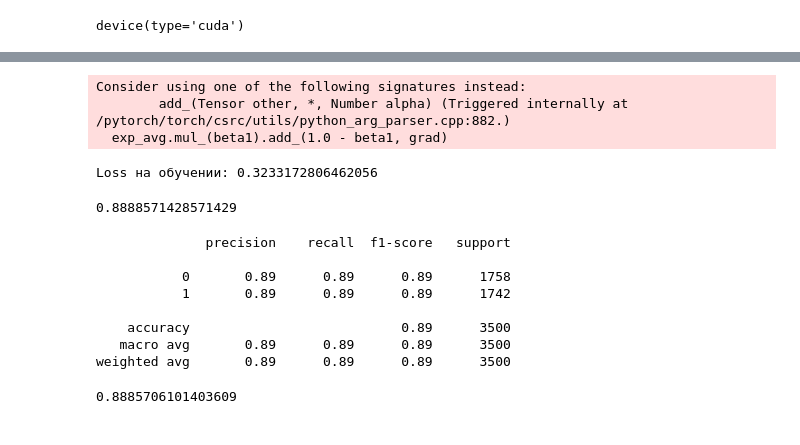
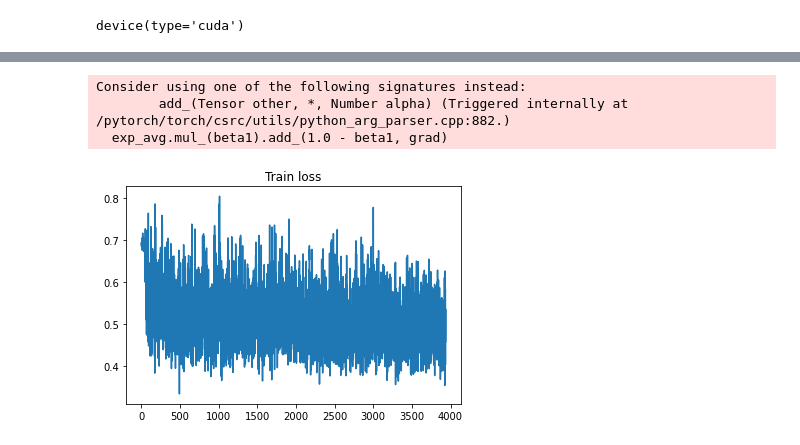
Before and after one commit to tumanov-a/imdb_sentiment_analys, a Jupyter notebook: IMDB_pytorch.ipynb, the cells around one changed output, grey strips where cells are left out. Saved outputs shown, nothing was run; the diff lists cells and outputs as text; code cells hidden in the pictures.

```diff
--- a/IMDB_pytorch.ipynb
+++ b/IMDB_pytorch.ipynb
@@ -124,2 +128,3 @@ model = BertForSequenceClassification.from_pretrained('bert-base-uncased', num_l
 # %%
-optimizer = AdamW(model.parameters(), lr=2e-5)
+optimizer = AdamW(my_model.parameters(), lr=2e-5)
+loss = torch.nn.CrossEntropyLoss()
@@ -145,0 +131,3 @@ BertForSequenceClassification(
+# %%
+my_model.cuda()
+my_model.train()
@@ -146,58 +154,44 @@ BertForSequenceClassification(
 # %%
-model.train()
-train_loss_set = []
-train_loss = 0
+loss_set = []
+my_model.train()
 
-for step, batch in enumerate(train_dataloader):
-  batch = tuple(t.to(device) for t in batch)
-  b_input_ids, b_input_mask, b_labels = batch
-  optimizer.zero_grad()
-  loss = model(b_input_ids, token_type_ids=None, attention_mask=b_input_mask, labels=b_labels)
-  train_loss_set.append(loss[0].item())
-  loss[0].backward()
-  optimizer.step()
-  train_loss += loss[0].item()
-
-print('Loss на обучении:', train_loss / len(train_dataloader))
+for epoch in tqdm(range(2)):
+  for batch in train_dataloader:
+    batch = tuple(t.to(device) for t in batch)
+    b_input_ids, b_input_mask, b_labels = batch
+    optimizer.zero_grad()
+    pred_labels = my_model.forward(b_input_ids, b_input_mask)
+    my_loss = loss(pred_labels, b_labels)
+    loss_set.append(my_loss.item())
+    my_loss.backward()
+    optimizer.step()
 # %% [output]
 Consider using one of the following signatures instead:
         add_(Tensor other, *, Number alpha) (Triggered internally at  /pytorch/torch/csrc/utils/python_arg_parser.cpp:882.)
   exp_avg.mul_(beta1).add_(1.0 - beta1, grad)
-Loss на обучении: 0.3233172806462056
+# %%
+plt.plot(loss_set)
+plt.title('Train loss')
+plt.show()
+# %% [output]
+[figure, added]
 # %%
-model.eval()
-test_preds, test_labels = [], []
+my_model.eval()
 
-for step, batch in enumerate(validation_dataloader):
+test_preds, test_labels, test_probs = [], [], []
+
+for batch in tqdm(validation_dataloader):
   batch = tuple(t.to(device) for t in batch)
   b_input_ids, b_input_mask, b_labels = batch
+
   with torch.no_grad():
-    logits = model(b_input_ids, token_type_ids=None, attention_mask=b_input_mask)
+    pred_labels = my_model.forward(b_input_ids, b_input_mask)
 
-  logits = logits[0].detach().cpu().numpy()
-  label_ids = b_labels.to('cpu').numpy()
+  b_labels = b_labels.to('cpu').numpy()
+  pred_labels = pred_labels.to('cpu').numpy()
 
-  logits = logits.argmax(axis=1)
-  test_labels.extend(label_ids)
-  test_preds.extend(logits)
+  test_probs.extend(pred_labels)
+  pred_labels = pred_labels.argmax(axis=1)
 
-print(accuracy_score(test_labels, test_preds))
+  test_labels.extend(b_labels)
+  test_preds.extend(pred_labels)
-# %% [output]
-0.8888571428571429
-# %%
-from sklearn.metrics import classification_report, f1_score
-
-print(classification_report(test_labels, test_preds))
-# %% [output]
-              precision    recall  f1-score   support
-
-           0       0.89      0.89      0.89      1758
-           1       0.89      0.89      0.89      1742
-
-    accuracy                           0.89      3500
-   macro avg       0.89      0.89      0.89      3500
-weighted avg       0.89      0.89      0.89      3500
-# %%
-f1_score(test_labels, test_preds)
-# %% [output]
-0.8885706101403609
```
Also changed, not shown: parts of 20 cells of this notebook.
